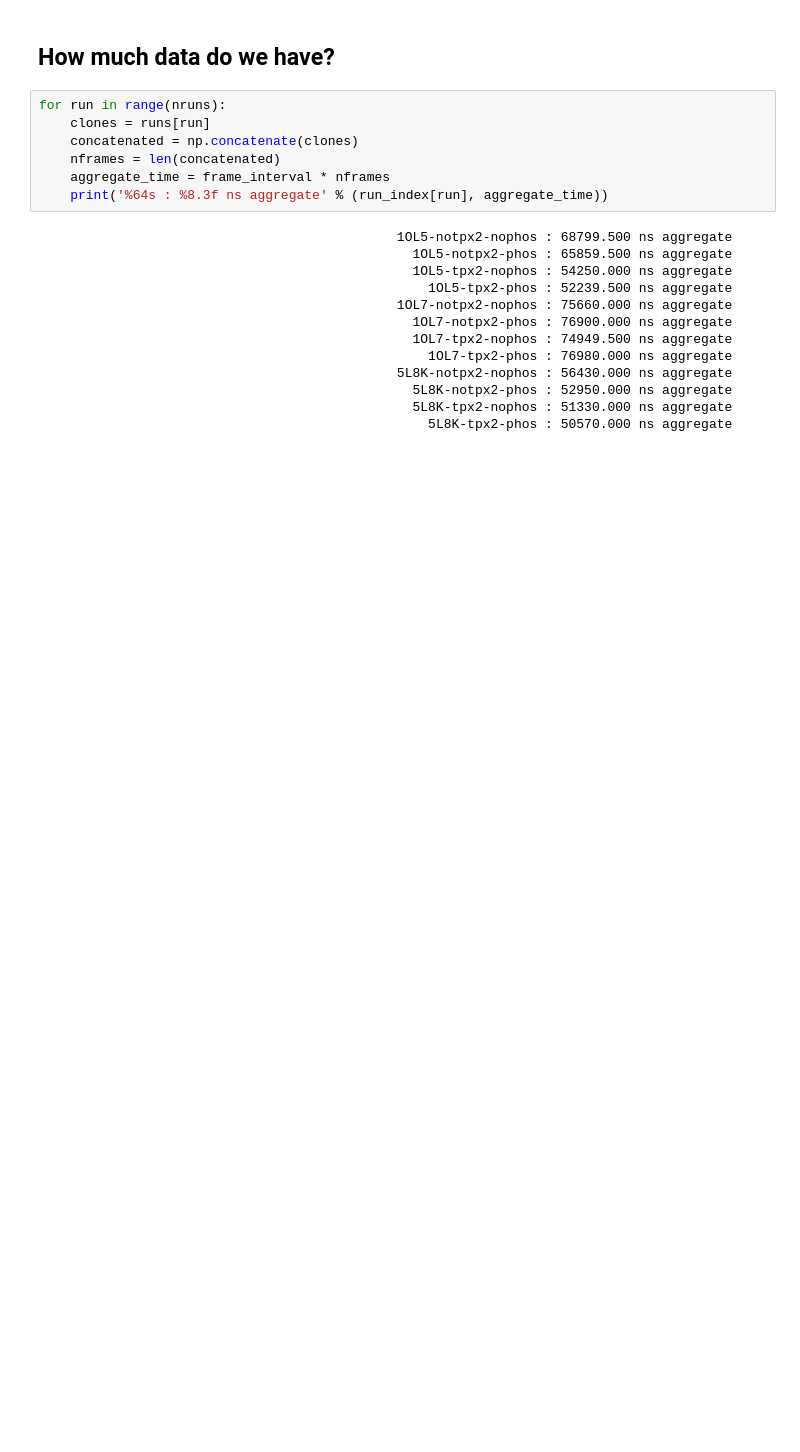
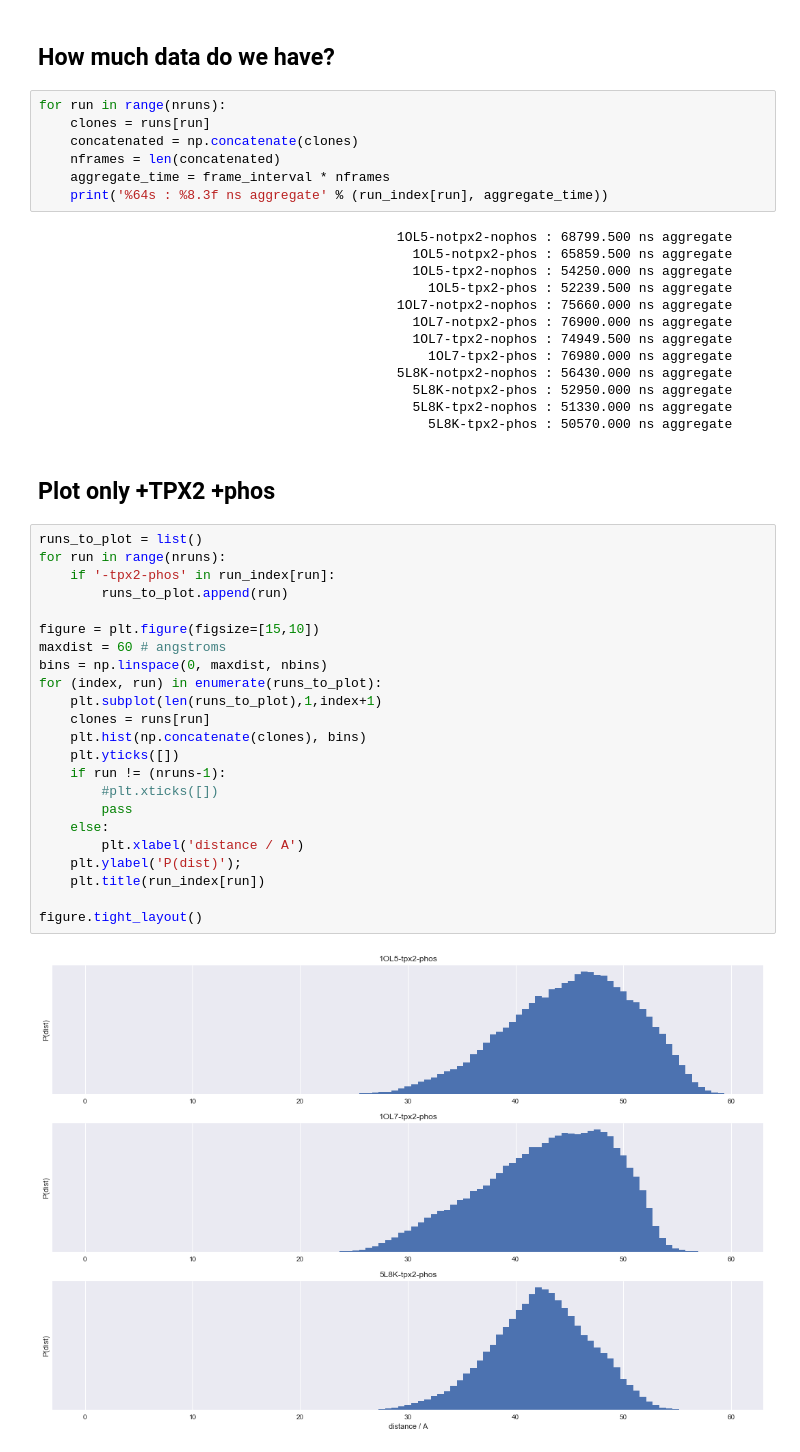
Before and after one commit to choderalab/AURKA_UMN, a Jupyter notebook: spin-probe-analysis/Analysis of spin probe distances.ipynb, the cells around one changed output. Saved outputs shown, nothing was run; the diff lists cells and outputs as text; blank space fills up the shorter version.

Commit message:
Add prettier plots

```diff
--- a/spin-probe-analysis/Analysis of spin probe distances.ipynb
+++ b/spin-probe-analysis/Analysis of spin probe distances.ipynb
@@ -76,3 +76,30 @@ for run in range(nruns):
                                                 5L8K-notpx2-phos : 52950.000 ns aggregate
                                                 5L8K-tpx2-nophos : 51330.000 ns aggregate
                                                   5L8K-tpx2-phos : 50570.000 ns aggregate
+# %% [markdown]
+## Plot only +TPX2 +phos
+# %%
+runs_to_plot = list()
+for run in range(nruns):
+    if '-tpx2-phos' in run_index[run]:
+        runs_to_plot.append(run)
+
+figure = plt.figure(figsize=[15,10])
+maxdist = 60 # angstroms
+bins = np.linspace(0, maxdist, nbins)
+for (index, run) in enumerate(runs_to_plot):
+    plt.subplot(len(runs_to_plot),1,index+1)
+    clones = runs[run]
+    plt.hist(np.concatenate(clones), bins)
+    plt.yticks([])
+    if run != (nruns-1):
+        #plt.xticks([])
+        pass
+    else:
+        plt.xlabel('distance / A')
+    plt.ylabel('P(dist)');
+    plt.title(run_index[run])
+
+figure.tight_layout()
+# %% [output]
+[figure, added]
```
Also changed, not shown: parts of 1 cell of this notebook.
